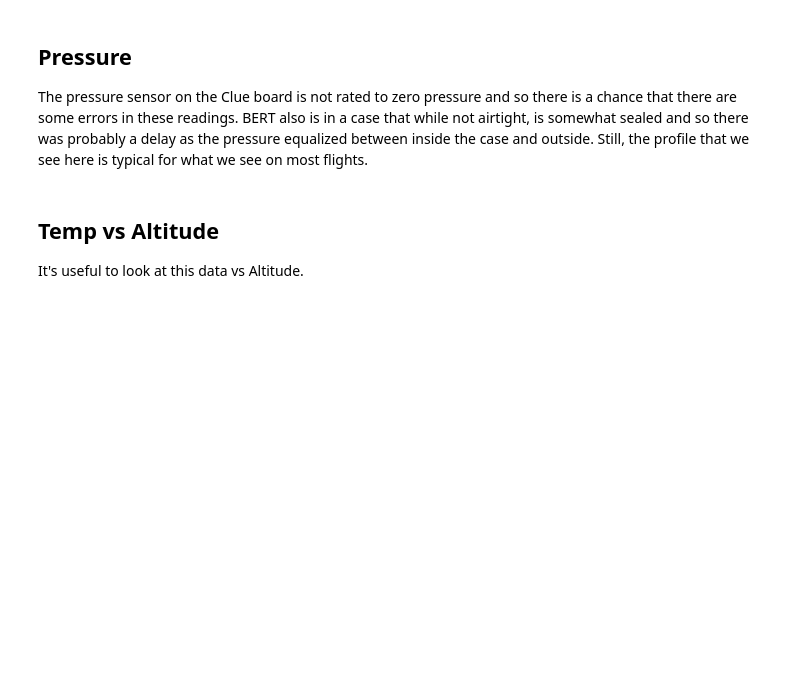
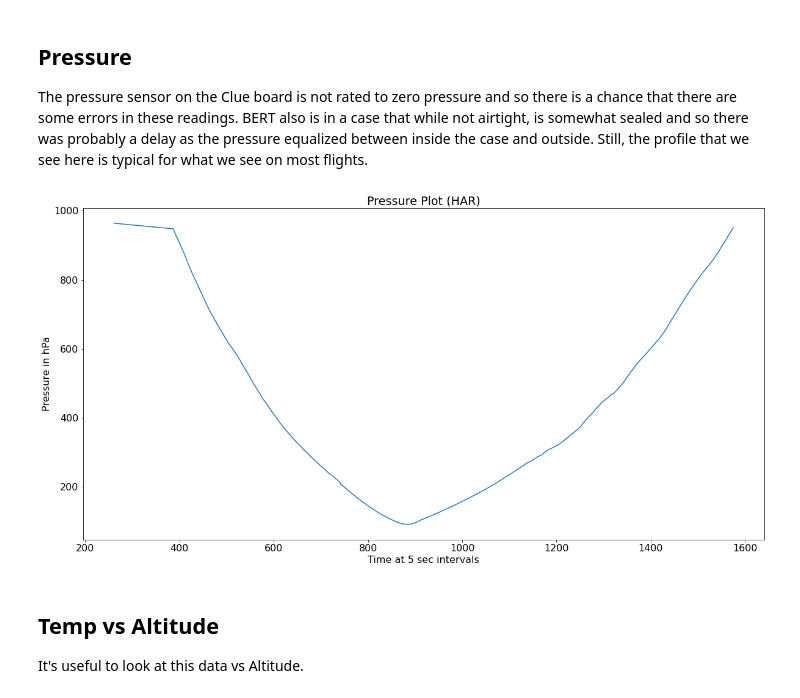
Before and after one commit to M2I-HABET/Mission-159, a Jupyter notebook: L-159-B/Parse_HABET_FDR_Data.ipynb, the cells around one changed output. Drawn from its saved outputs; the diff is of its cells as text; code cells hidden in the pictures; blank space fills up the shorter version.

```diff
--- a/L-159-B/Parse_HABET_FDR_Data.ipynb
+++ b/L-159-B/Parse_HABET_FDR_Data.ipynb
@@ -322,8 +333,10 @@ plt.savefig('Data/plots/har_alt_plot.png',bbox_inches = "tight",dpi = 500)
 ## Pressure
 The pressure sensor on the Clue board is not rated to zero pressure and so there is a chance that there are some errors in these readings. BERT also is in a case that while not airtight, is somewhat sealed and so there was probably a delay as the pressure equalized between inside the case and outside. Still, the profile that we see here is typical for what we see on most flights.
 # %%
-har_df.Pressure.plot(title="Pressure Plot (HAR)",ylabel="Pressure in hPa",xlabel="Time at 5 sec intervals",figsize=(20, 10));
+har_pressure_short.plot(title="Pressure Plot (HAR)",ylabel="Pressure in hPa",xlabel="Time at 5 sec intervals",figsize=(20, 10));
 plt.savefig('Data/plots/har_pressure_plot.png',bbox_inches = "tight",dpi = 500)
+# %% [output]
+[figure, added]
 # %%
 #bert_df2.Pressure.plot(title="Pressure Plot (BERT)",ylabel="Pressure in hPa",xlabel="Time at 1 sec intervals",figsize=(20, 10));
 #plt.savefig('/content/gdrive/My Drive/StateFairPlots/bert_pressure_plot.png',bbox_inches = "tight",dpi = 500)
```
Also changed, not shown: parts of 22 cells of this notebook, 12 other files.
